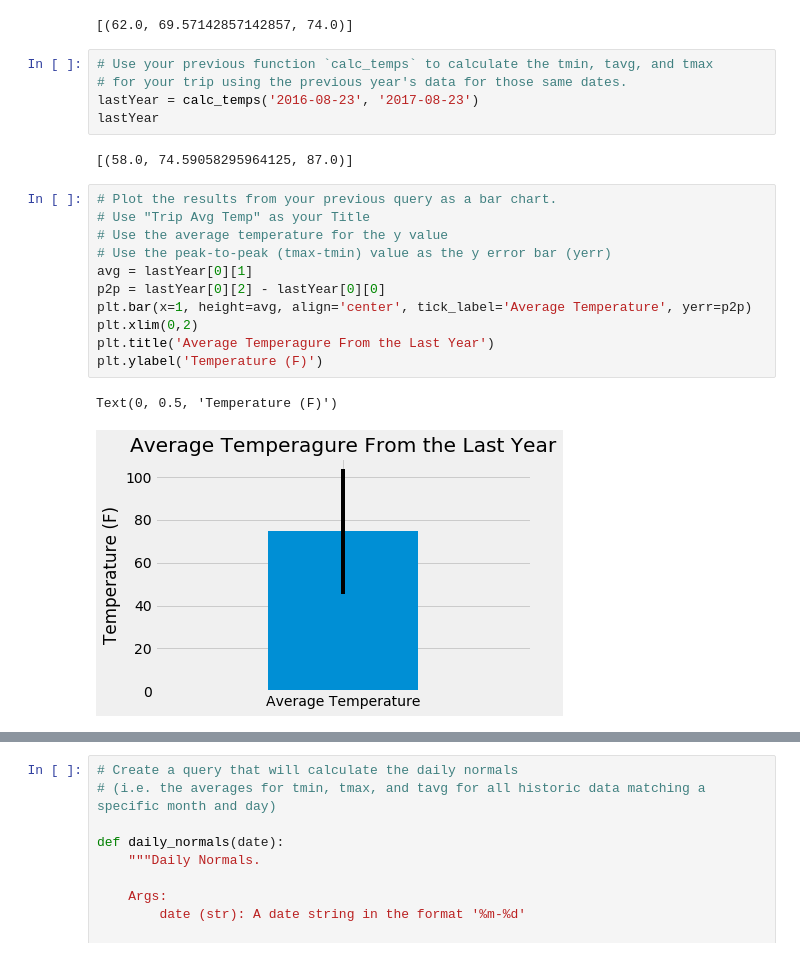
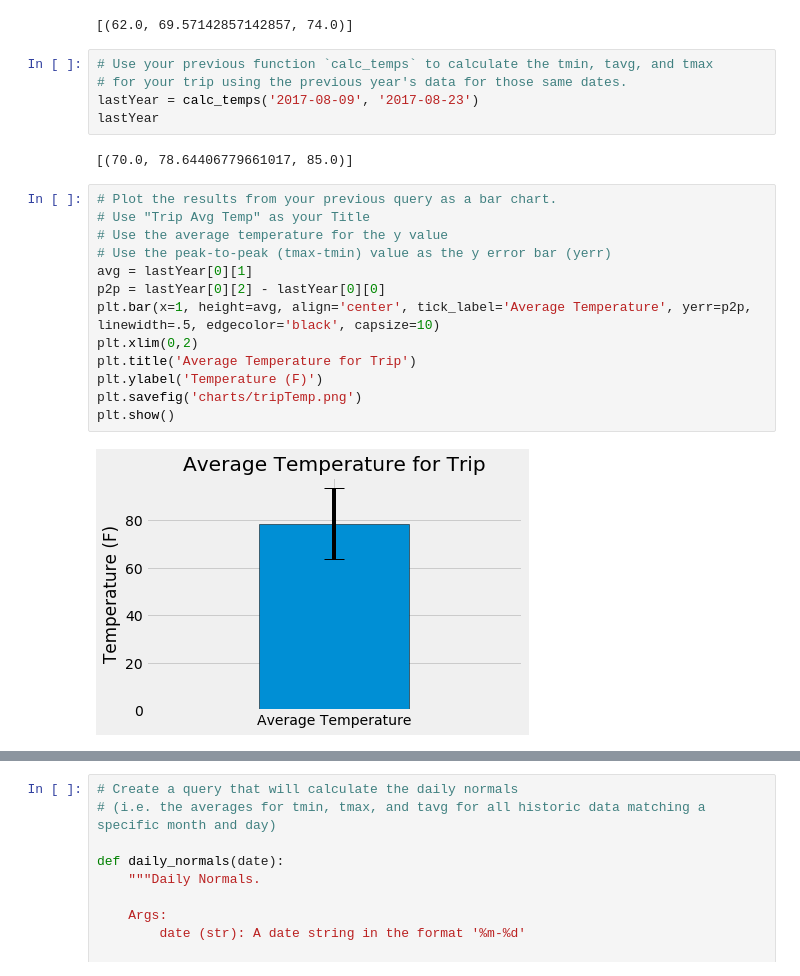
Before and after one commit to coconutpep/Hawaii-Weather-Visualization, a Jupyter notebook: climate.ipynb, the cells around one changed output, grey strips where cells are left out. Drawn from its saved outputs; the diff is of its cells as text.

```diff
--- a/climate.ipynb
+++ b/climate.ipynb
@@ -144,24 +144,25 @@ print(calc_temps('2012-02-28', '2012-03-05'))
 # %%
 # Use your previous function `calc_temps` to calculate the tmin, tavg, and tmax
 # for your trip using the previous year's data for those same dates.
-lastYear = calc_temps('2016-08-23', '2017-08-23')
+lastYear = calc_temps('2017-08-09', '2017-08-23')
 lastYear
 # %% [output]
-[(58.0, 74.59058295964125, 87.0)]
+[(70.0, 78.64406779661017, 85.0)]
 # %%
 # Plot the results from your previous query as a bar chart.
 # Use "Trip Avg Temp" as your Title
 # Use the average temperature for the y value
 # Use the peak-to-peak (tmax-tmin) value as the y error bar (yerr)
 avg = lastYear[0][1]
 p2p = lastYear[0][2] - lastYear[0][0]
-plt.bar(x=1, height=avg, align='center', tick_label='Average Temperature', yerr=p2p)
+plt.bar(x=1, height=avg, align='center', tick_label='Average Temperature', yerr=p2p, linewidth=.5, edgecolor='black', capsize=10)
 plt.xlim(0,2)
-plt.title('Average Temperagure From the Last Year')
+plt.title('Average Temperature for Trip')
 plt.ylabel('Temperature (F)')
+plt.savefig('charts/tripTemp.png')
+plt.show()
 # %% [output]
-Text(0, 0.5, 'Temperature (F)')
-[figure, old version]
+[figure, new version]
 # %%
 # Calculate the total amount of rainfall per weather station for your trip dates using the previous year's matching dates.
 # Sort this in descending order by precipitation amount and list the station, name, latitude, longitude, and elevation
```
Also changed, not shown: parts of 1 cell of this notebook.
